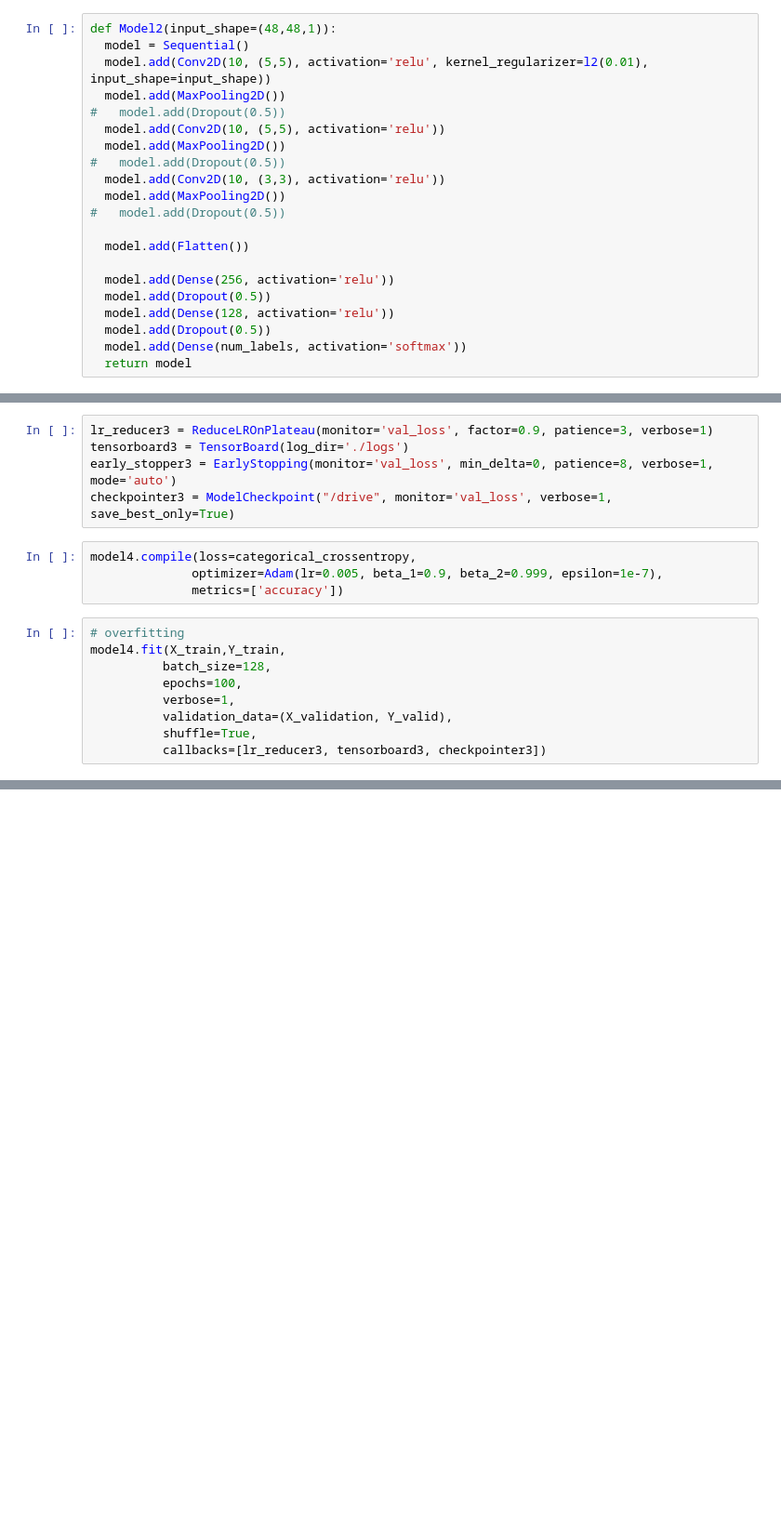
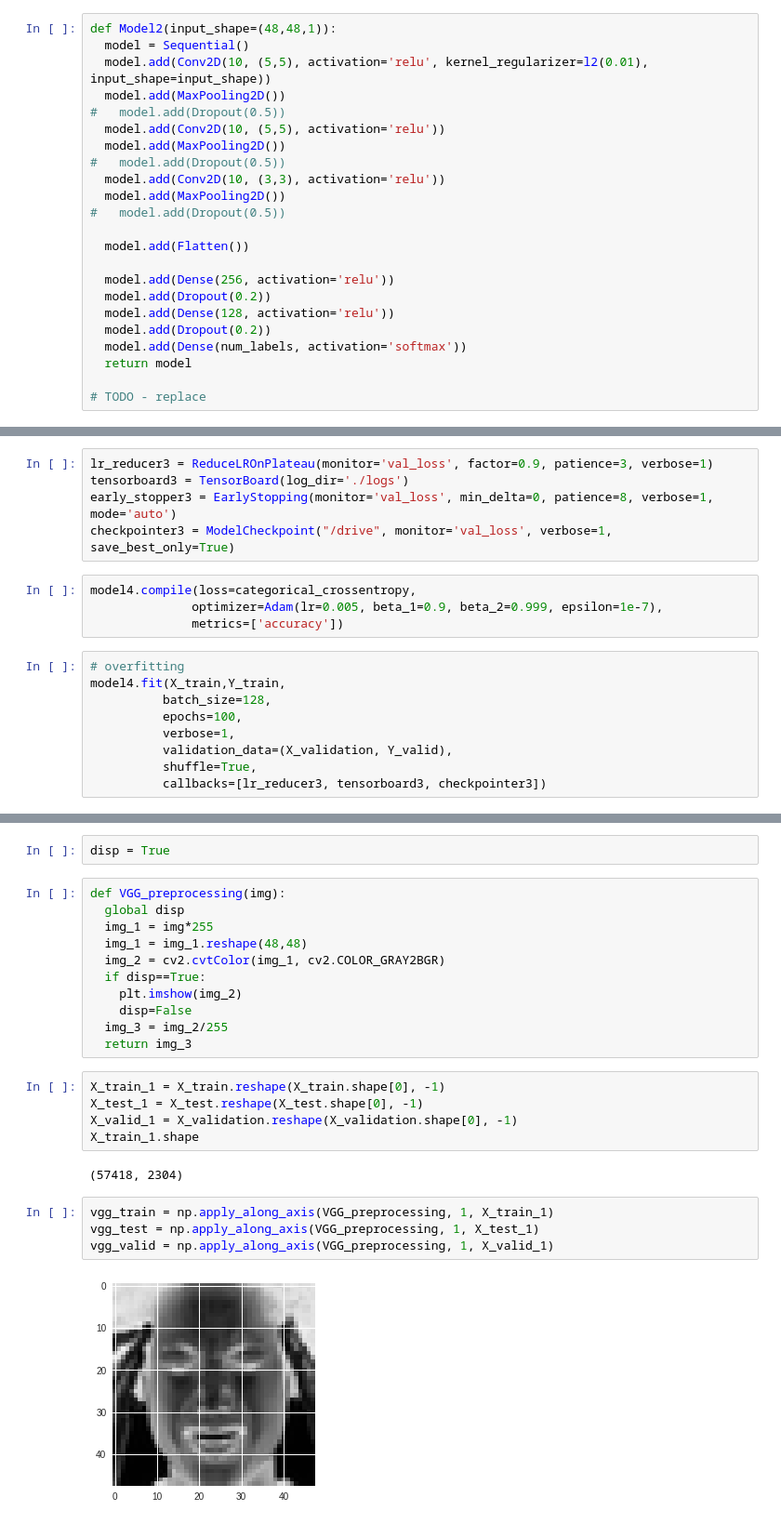
Before and after one commit to apuayush/face_express, a Jupyter notebook: training.ipynb, the cells around one changed output, grey strips where cells are left out. Shown: that part at 93% size. Saved outputs shown, nothing was run; the diff lists cells and outputs as text; blank space fills up the shorter version.

```diff
--- a/training.ipynb
+++ b/training.ipynb
@@ -394,11 +399,13 @@ def Model2(input_shape=(48,48,1)):
   model.add(Flatten())
 
   model.add(Dense(256, activation='relu'))
-  model.add(Dropout(0.5))
+  model.add(Dropout(0.2))
   model.add(Dense(128, activation='relu'))
-  model.add(Dropout(0.5))
+  model.add(Dropout(0.2))
   model.add(Dense(num_labels, activation='softmax'))
   return model
+
+# TODO - replace
 # %%
 model2 = Model2()
 model2.summary()
@@ -581,0 +596,26 @@ model4.fit(X_train,Y_train,
+# %%
+disp = True
+# %%
+def VGG_preprocessing(img):
+  global disp
+  img_1 = img*255
+  img_1 = img_1.reshape(48,48)
+  img_2 = cv2.cvtColor(img_1, cv2.COLOR_GRAY2BGR)
+  if disp==True:
+    plt.imshow(img_2)
+    disp=False
+  img_3 = img_2/255
+  return img_3
+# %%
+X_train_1 = X_train.reshape(X_train.shape[0], -1)
+X_test_1 = X_test.reshape(X_test.shape[0], -1)
+X_valid_1 = X_validation.reshape(X_validation.shape[0], -1)
+X_train_1.shape
+# %% [output]
+(57418, 2304)
+# %%
+vgg_train = np.apply_along_axis(VGG_preprocessing, 1, X_train_1)
+vgg_test = np.apply_along_axis(VGG_preprocessing, 1, X_test_1)
+vgg_valid = np.apply_along_axis(VGG_preprocessing, 1, X_valid_1)
+# %% [output]
+[figure, added]
```
Also changed, not shown: parts of 30 cells of this notebook.
